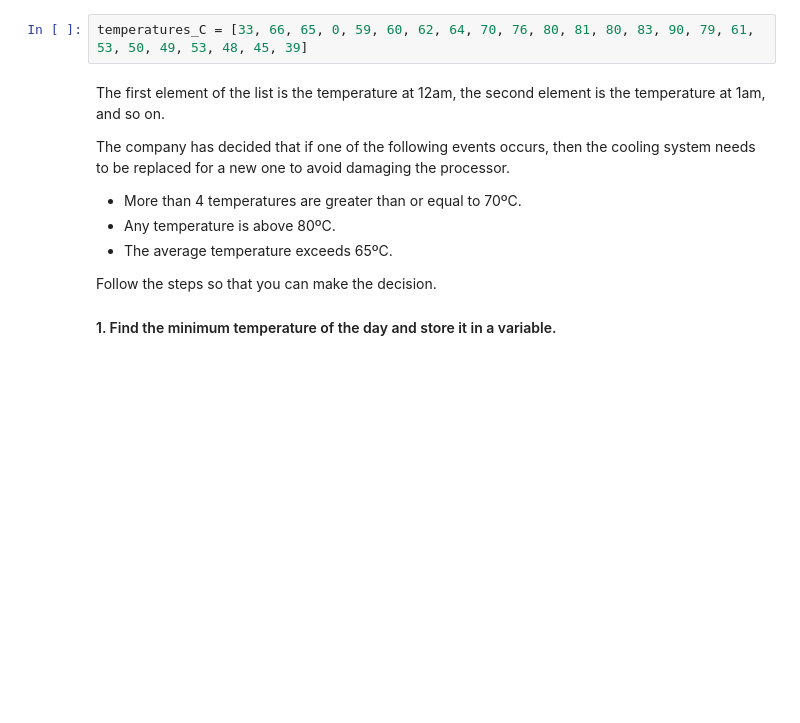
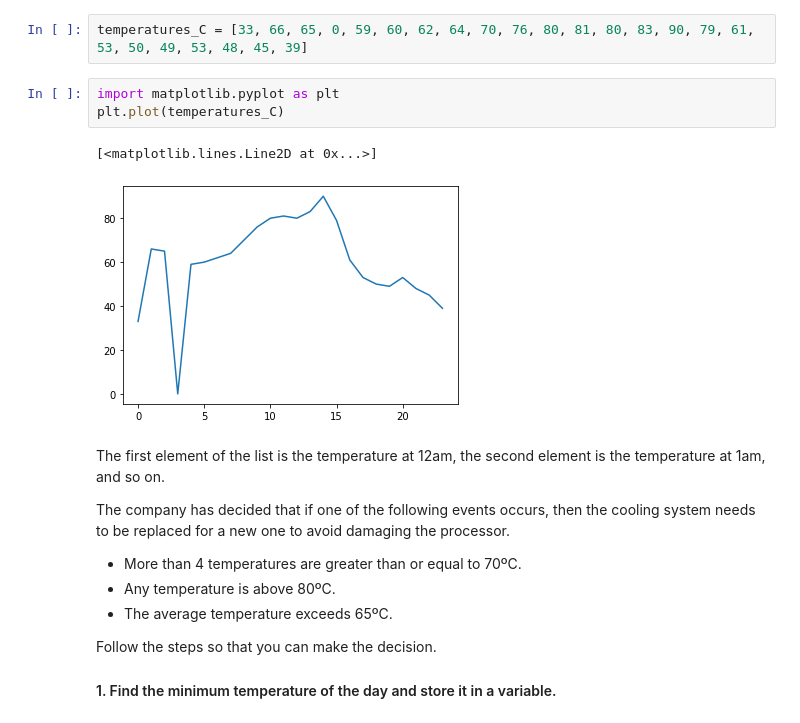
Before and after one commit to kelsey-ironhack/data-prework, a Jupyter notebook: 1.-Python/5.-Temperature-Processor/temperature.ipynb, the cells around one changed output. Saved outputs shown, nothing was run; the diff lists cells and outputs as text; blank space fills up the shorter version.

```diff
--- a/1.-Python/5.-Temperature-Processor/temperature.ipynb
+++ b/1.-Python/5.-Temperature-Processor/temperature.ipynb
@@ -16,6 +16,12 @@ You don't necessarily need to use all the tools. Maybe you opt to use some of th
 The temperatures measured throughout the 24 hours of a day are:
 # %%
 temperatures_C = [33, 66, 65, 0, 59, 60, 62, 64, 70, 76, 80, 81, 80, 83, 90, 79, 61, 53, 50, 49, 53, 48, 45, 39]
+# %%
+import matplotlib.pyplot as plt
+plt.plot(temperatures_C)
+# %% [output]
+[<matplotlib.lines.Line2D at 0x...>]
+[figure, added]
 # %% [markdown]
 The first element of the list is the temperature at 12am, the second element is the temperature at 1am, and so on.
 
```
Also changed, not shown: parts of 13 cells of this notebook, 44 other files.
